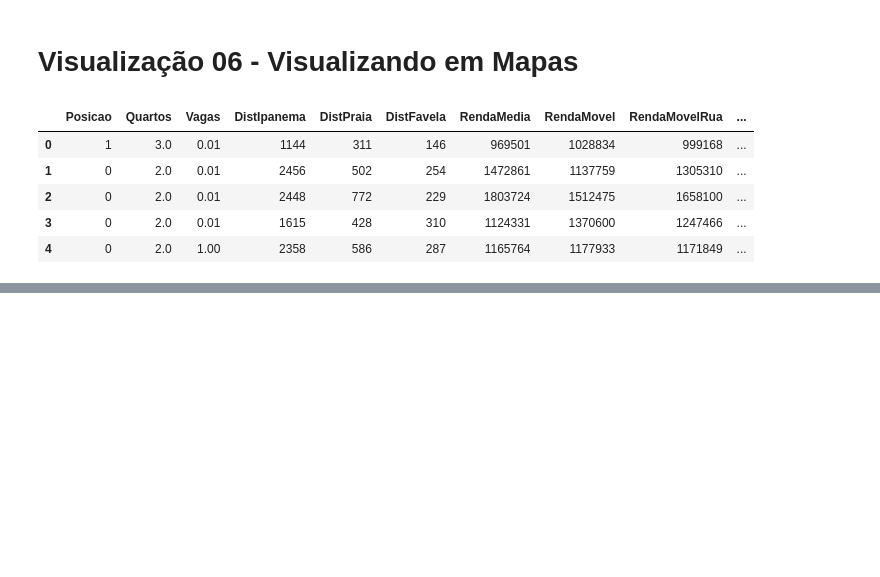
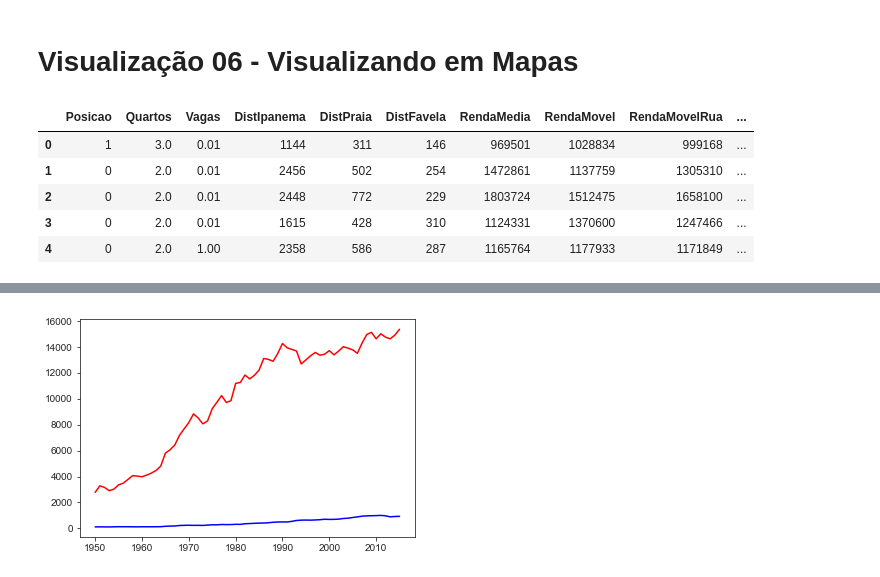
Before and after one commit to AndersonANascimento/udemy, a Jupyter notebook: Seção 6 - Pandas.ipynb, the cells around one changed output, grey strips where cells are left out. Cells and saved outputs as stored; diff of their text form; code cells hidden in the pictures; blank space fills up the shorter version.

```diff
--- a/Seção 6 - Pandas.ipynb
+++ b/Seção 6 - Pandas.ipynb
@@ -1707,0 +1727,2 @@ df.head()
+# %%
+df = pd.read_csv('datasets/reported.csv')
@@ -1707,0 +1739,2 @@ df.head()
+# %%
+df.fillna(0, inplace=True)
@@ -1707,0 +1751,6 @@ df.head()
+# %%
+plt.plot(df['Year'], df['crimes.total'], '-r')
+plt.plot(df['Year'], df['crimes.person'], '-b')
+plt.show()
+# %% [output]
+[figure, added]
```
Also changed, not shown: parts of 41 cells of this notebook, 4 other files.
